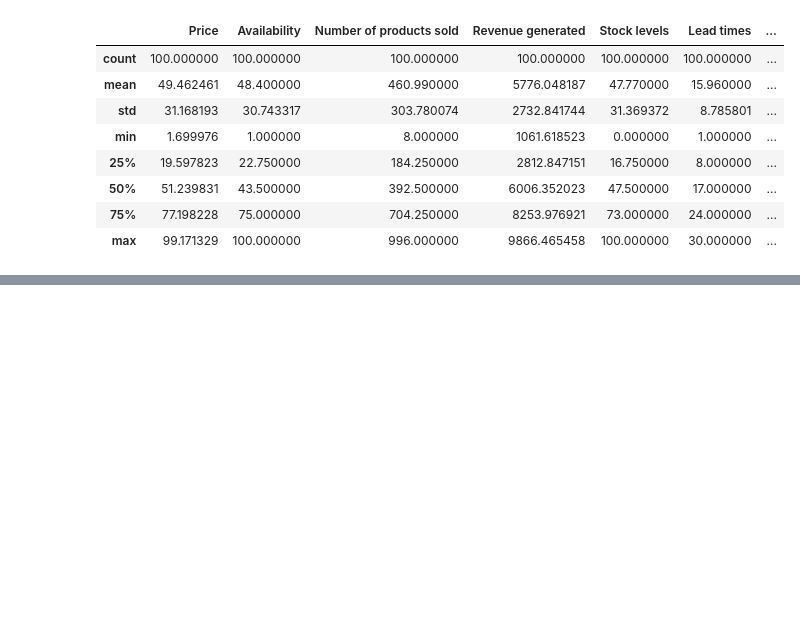
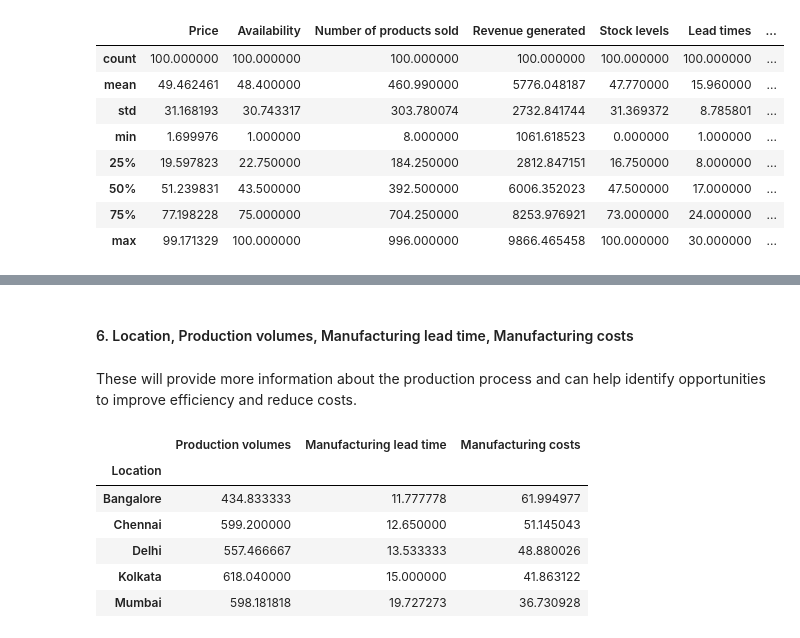
Before and after one commit to George-Mbugua/Supply-Chain-Analysis, a Jupyter notebook: Supply-Chain-Analysis.ipynb, the cells around one changed output, grey strips where cells are left out. Cells and saved outputs as stored; diff of their text form; code cells hidden in the pictures; blank space fills up the shorter version.

```diff
--- a/Supply-Chain-Analysis.ipynb
+++ b/Supply-Chain-Analysis.ipynb
@@ -55,0 +219,16 @@ df.describe()
+# %% [markdown]
+#### 6. Location, Production volumes, Manufacturing lead time, Manufacturing costs
+# %% [markdown]
+These will provide more information about the production process and can help identify opportunities to improve efficiency and reduce costs.
+# %%
+# Calculate the average production volumes, manufacturing lead time, and manufacturing costs by location
+production_metrics = df.groupby('Location')[['Production volumes', 'Manufacturing lead time', 'Manufacturing costs']].mean()
+production_metrics
+# %% [output]
+|  | Production volumes | Manufacturing lead time | Manufacturing costs |
+| Location |  |  |  |
+| Bangalore | 434.833333 | 11.777778 | 61.994977 |
+| Chennai | 599.200000 | 12.650000 | 51.145043 |
+| Delhi | 557.466667 | 13.533333 | 48.880026 |
+| Kolkata | 618.040000 | 15.000000 | 41.863122 |
+| Mumbai | 598.181818 | 19.727273 | 36.730928 |
```
Also changed, not shown: parts of 24 cells of this notebook.
